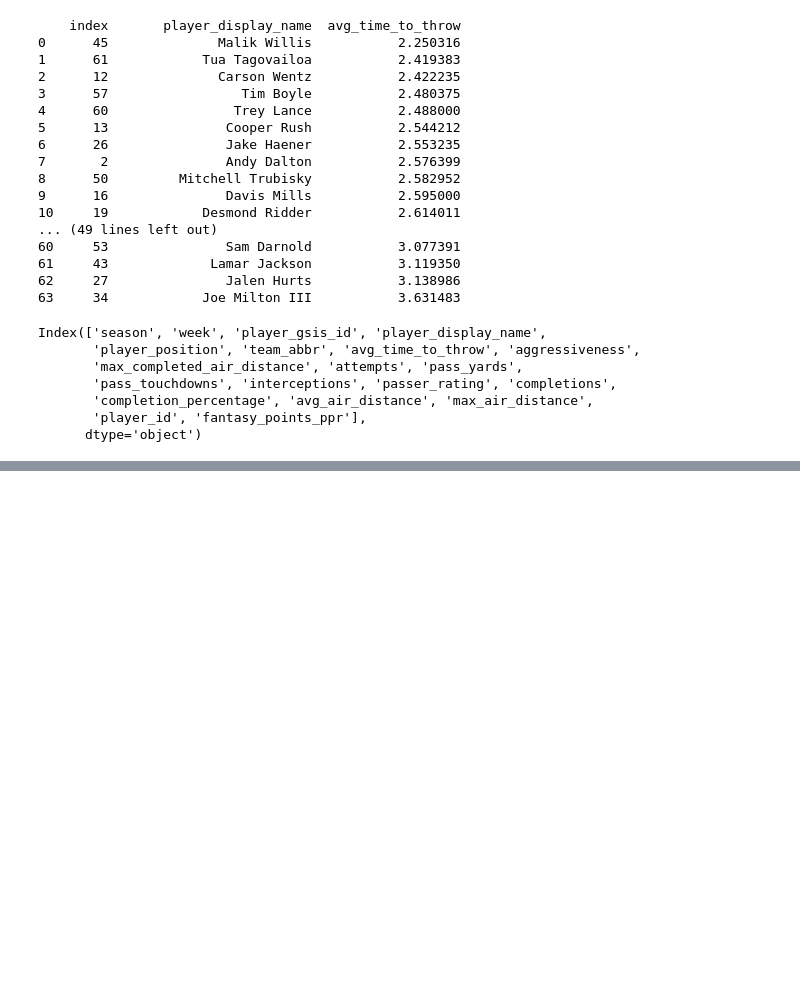
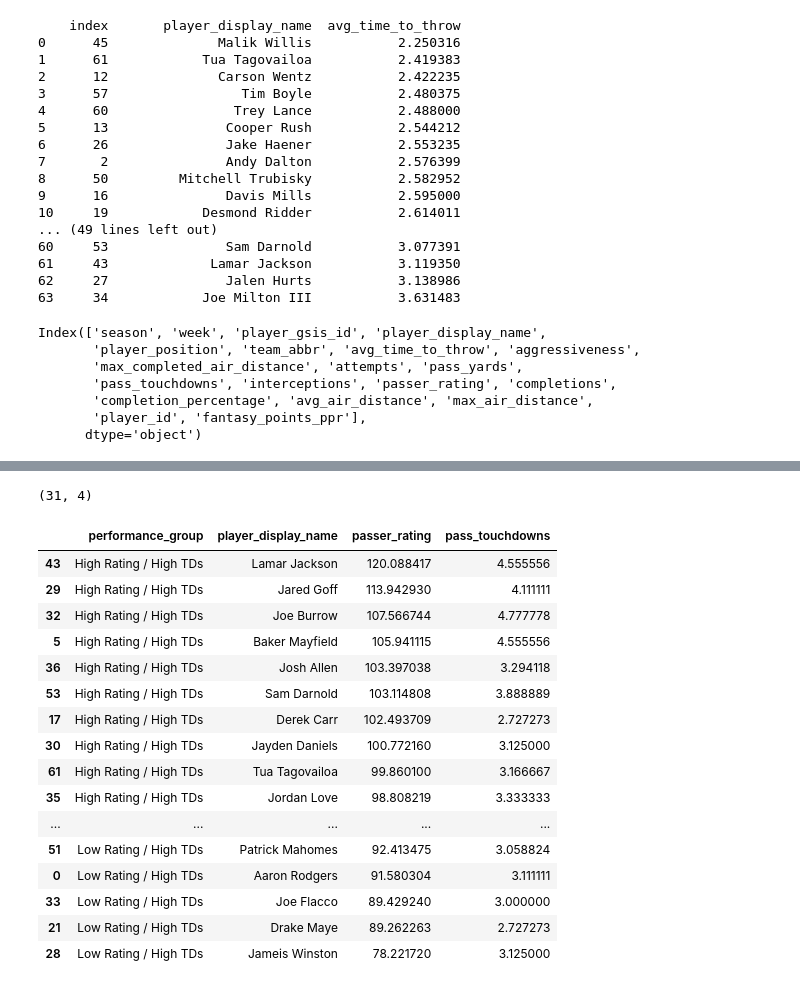
Before and after one commit to sapphiremoonchaser/fantasy_football_v2, a Jupyter notebook: examples/analysis/weekly_passing_analysis.ipynb, the cells around one changed output, grey strips where cells are left out. Drawn from its saved outputs; the diff is of its cells as text; code cells hidden in the pictures; blank space fills up the shorter version.

```diff
--- a/examples/analysis/weekly_passing_analysis.ipynb
+++ b/examples/analysis/weekly_passing_analysis.ipynb
@@ -166,0 +201,70 @@ metrics_df = passer_df_pts.select_dtypes(include=[np.number])
+# %%
+# Group by player and take average passer_rating and pass_touchdowns
+df = (
+    passer_df_pts.groupby('player_display_name', as_index=False)
+        .agg({
+            'passer_rating': 'mean',
+            'pass_touchdowns': 'mean',
+    })
+)
+
+# Calculate the overall averages
+avg_rating = passer_df_pts['passer_rating'].mean()
+avg_passing_tds = passer_df_pts['pass_touchdowns'].mean()
+
+# Define the conditions
+conditions = [
+    (df['passer_rating'] > avg_rating) & (df['pass_touchdowns'] > avg_passing_tds),
+    (df['passer_rating'] > avg_rating) & (df['pass_touchdowns'] <= avg_passing_tds),
+    (df['passer_rating'] <= avg_rating) & (df['pass_touchdowns'] > avg_passing_tds),
+    (df['passer_rating'] <= avg_rating) & (df['pass_touchdowns'] <= avg_passing_tds)
+]
+
+# 3️⃣ Define the corresponding group labels
+groups = [
+    "High Rating / High TDs",
+    "High Rating / Low TDs",
+    "Low Rating / High TDs",
+    "Low Rating / Low TDs"
+]
+
+# Create a new column for group
+df['performance_group'] = np.select(conditions, groups)
+
+# View players by group
+df = (df.groupby('performance_group', group_keys=False)
+    .apply(lambda x: x[['performance_group', 'player_display_name', 'passer_rating', 'pass_touchdowns']])
+    .reset_index(drop=True)
+)
+
+df = df.sort_values(
+    by=['performance_group', 'passer_rating', 'pass_touchdowns'],
+    ascending=[True, False, False]
+)
+
+# Remove player with a low rating and low td's
+df = df[
+    df['performance_group'] != 'Low Rating / Low TDs'
+]
+
+print(df.shape)
+df.head(100)
+# %% [output]
+(31, 4)
+|  | performance_group | player_display_name | passer_rating | pass_touchdowns |
+| 43 | High Rating / High TDs | Lamar Jackson | 120.088417 | 4.555556 |
+| 29 | High Rating / High TDs | Jared Goff | 113.942930 | 4.111111 |
+| 32 | High Rating / High TDs | Joe Burrow | 107.566744 | 4.777778 |
+| 5 | High Rating / High TDs | Baker Mayfield | 105.941115 | 4.555556 |
+| 36 | High Rating / High TDs | Josh Allen | 103.397038 | 3.294118 |
+| 53 | High Rating / High TDs | Sam Darnold | 103.114808 | 3.888889 |
+| 17 | High Rating / High TDs | Derek Carr | 102.493709 | 2.727273 |
+| 30 | High Rating / High TDs | Jayden Daniels | 100.772160 | 3.125000 |
+| 61 | High Rating / High TDs | Tua Tagovailoa | 99.860100 | 3.166667 |
+| 35 | High Rating / High TDs | Jordan Love | 98.808219 | 3.333333 |
+| ... | ... | ... | ... | ... |
+| 51 | Low Rating / High TDs | Patrick Mahomes | 92.413475 | 3.058824 |
+| 0 | Low Rating / High TDs | Aaron Rodgers | 91.580304 | 3.111111 |
+| 33 | Low Rating / High TDs | Joe Flacco | 89.429240 | 3.000000 |
+| 21 | Low Rating / High TDs | Drake Maye | 89.262263 | 2.727273 |
+| 28 | Low Rating / High TDs | Jameis Winston | 78.221720 | 3.125000 |
```
Also changed, not shown: parts of 4 cells of this notebook, 1 other file.
